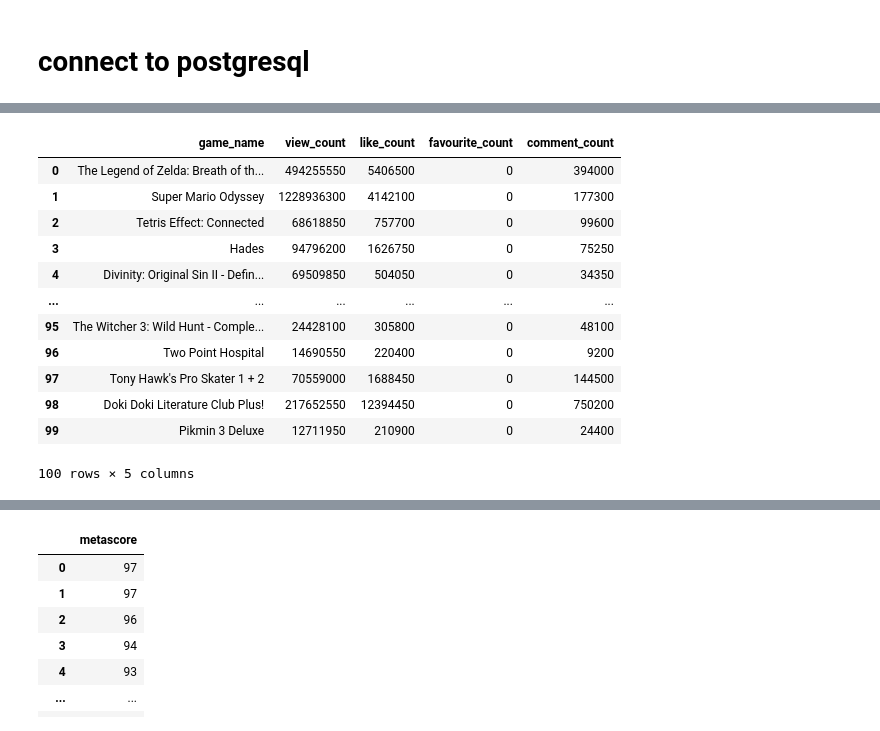
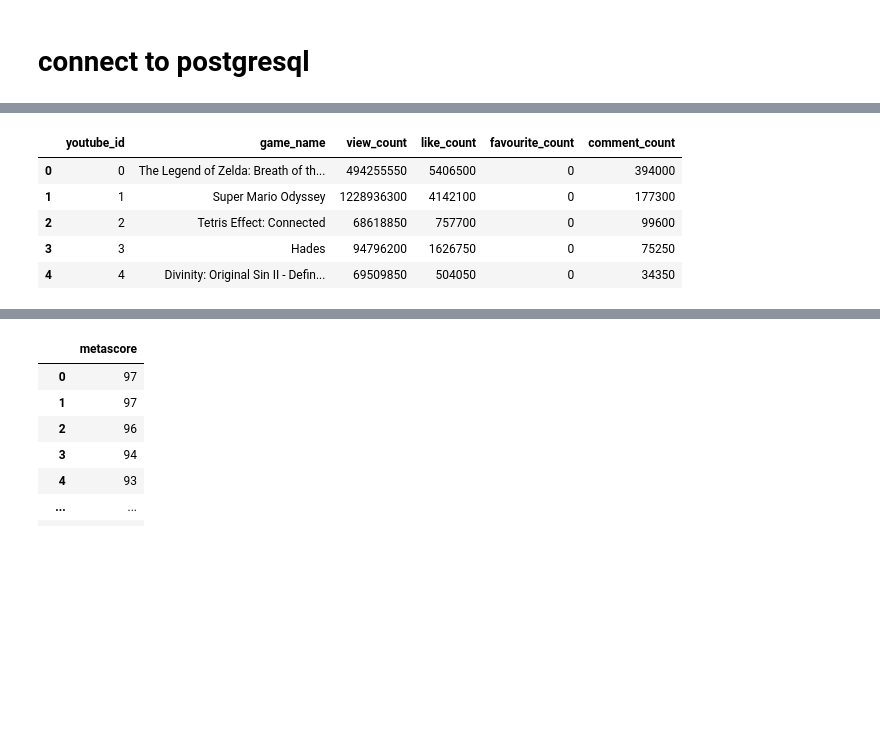
Before and after one commit to dmiao123/DE-Individual-, a Jupyter notebook: Python Work/DE Individual .ipynb, the cells around one changed output, grey strips where cells are left out. Cells and saved outputs as stored; diff of their text form; code cells hidden in the pictures; blank space fills up the shorter version.

```diff
--- a/Python Work/DE Individual .ipynb
+++ b/Python Work/DE Individual .ipynb
@@ -755,8 +619,8 @@ from boto3.session import Session
 
 
 user_name = 'dimiu'
-access_key_id = 'AKIA2NXYDIC7YSRC4HNL'
-secret_access_key = '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'
+access_key_id = 'AKIA3ZNJSYD5APZF4Z3X'
+secret_access_key = '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'
 
 session = Session(aws_access_key_id=access_key_id,
                   aws_secret_access_key=secret_access_key,
@@ -764,7 +628,7 @@ session = Session(aws_access_key_id=access_key_id,
 
 s3 = session.resource('s3')
 client = session.client('s3')
-bucket = 'de-individual-miao'
+bucket = 'de-individual-miu'
 upload_data = open('/Users/dimiu/Desktop/youtube_table.csv','rb')   #import youtube table
 upload_key = 'youtube_table.csv'
 file_job = s3.Bucket(bucket).put_object(Key=upload_key, Body=upload_data)
@@ -780,9 +640,9 @@ import pandas as pd
 # %%
 def red_aws_csv(file_name):
-    bucket = 'de-individual-miao'
+    bucket = 'de-individual-miu'
     s3 = boto3.client("s3",\
-                      aws_access_key_id = 'AKIA2NXYDIC7YSRC4HNL',\
-                      aws_secret_access_key = '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')
+                      aws_access_key_id = 'AKIA3ZNJSYD5APZF4Z3X',\
+                      aws_secret_access_key = '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')
 
     csv_read = s3.get_object(Bucket = bucket, Key = file_name)
     df = pd.read_csv(csv_read['Body'])
@@ -807,17 +684,24 @@ game_info_table
 # %%
 youtube_table = red_aws_csv('youtube_table.csv')
-youtube_table
+youtube_table  # this is the table in schema 'game_analysis_.youtube'
+
+#add index
+youtube_table.insert(0, 'index', range(len(youtube_table)), allow_duplicates=False)
+
+
+# drop game_name
+
+#del youtube_table['game_name']
+
+#rename
+youtube_table = youtube_table.rename(columns={"index": "youtube_id"})
+
+
+youtube_table.head() #schema table
 # %% [output]
-|  | game_name | view_count | like_count | favourite_count | comment_count |
-| 0 | The Legend of Zelda: Breath of th... | 494255550 | 5406500 | 0 | 394000 |
-| 1 | Super Mario Odyssey | 1228936300 | 4142100 | 0 | 177300 |
-| 2 | Tetris Effect: Connected | 68618850 | 757700 | 0 | 99600 |
-| 3 | Hades | 94796200 | 1626750 | 0 | 75250 |
-| 4 | Divinity: Original Sin II - Defin... | 69509850 | 504050 | 0 | 34350 |
-| ... | ... | ... | ... | ... | ... |
-| 95 | The Witcher 3: Wild Hunt - Comple... | 24428100 | 305800 | 0 | 48100 |
-| 96 | Two Point Hospital | 14690550 | 220400 | 0 | 9200 |
-| 97 | Tony Hawk's Pro Skater 1 + 2 | 70559000 | 1688450 | 0 | 144500 |
-| 98 | Doki Doki Literature Club Plus! | 217652550 | 12394450 | 0 | 750200 |
-| 99 | Pikmin 3 Deluxe | 12711950 | 210900 | 0 | 24400 |
+|  | youtube_id | game_name | view_count | like_count | favourite_count | comment_count |
+| 0 | 0 | The Legend of Zelda: Breath of th... | 494255550 | 5406500 | 0 | 394000 |
+| 1 | 1 | Super Mario Odyssey | 1228936300 | 4142100 | 0 | 177300 |
+| 2 | 2 | Tetris Effect: Connected | 68618850 | 757700 | 0 | 99600 |
+| 3 | 3 | Hades | 94796200 | 1626750 | 0 | 75250 |
+| 4 | 4 | Divinity: Original Sin II - Defin... | 69509850 | 504050 | 0 | 34350 |
-100 rows × 5 columns
```
Also changed, not shown: parts of 82 cells of this notebook.
